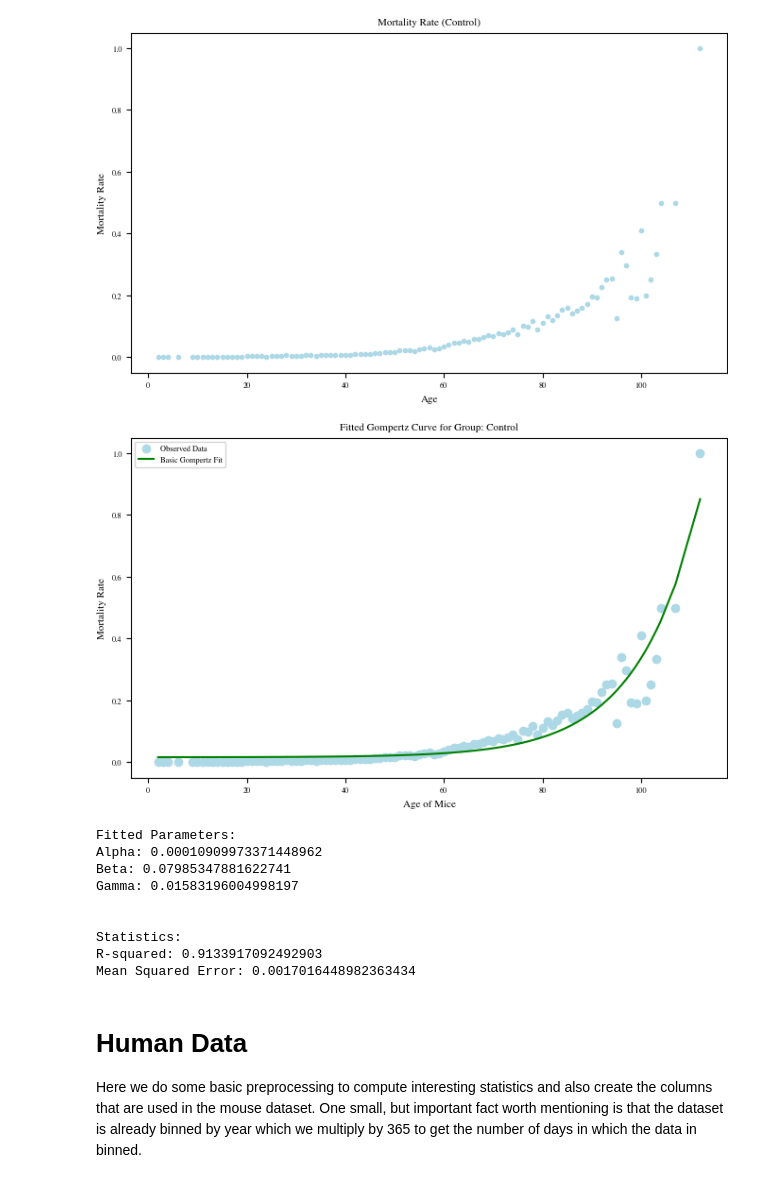
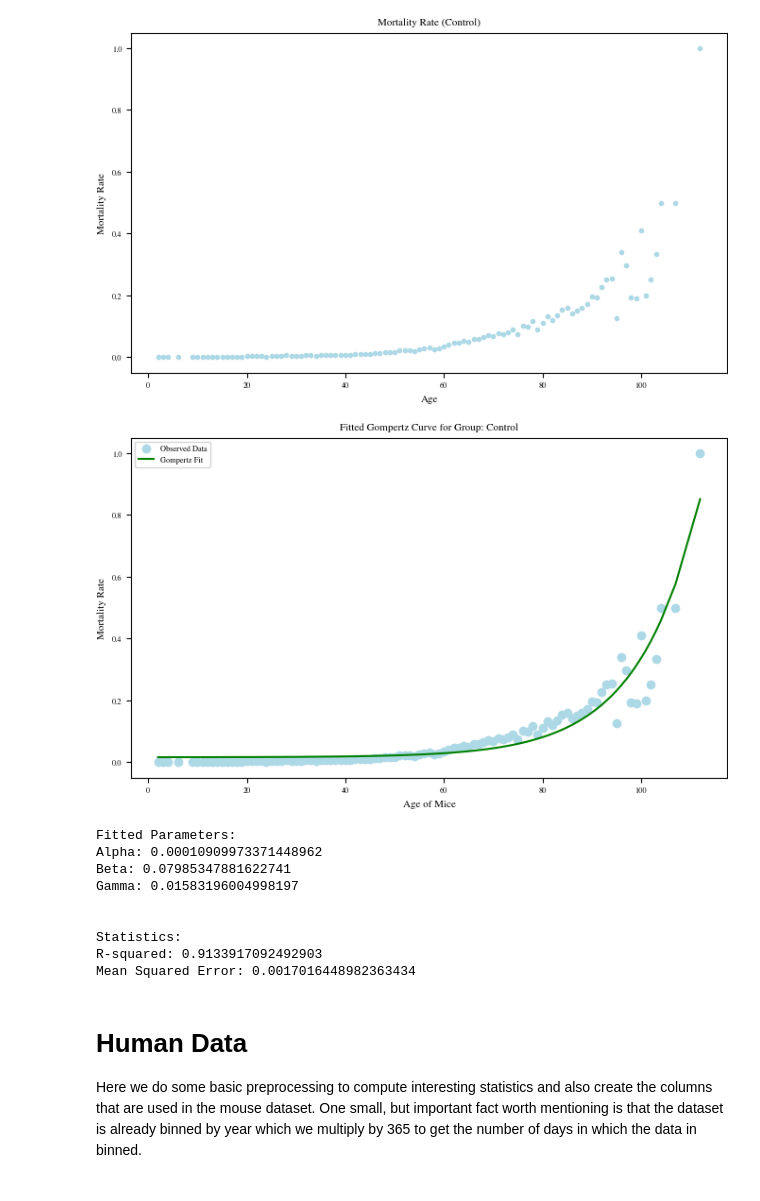
Before and after one commit to shs2017/Data-Literacy, a Jupyter notebook: exp/001_GompertzAssumption.ipynb, the cells around one changed output. Saved outputs shown, nothing was run; the diff lists cells and outputs as text; code cells hidden in the pictures.

```diff
--- a/exp/001_GompertzAssumption.ipynb
+++ b/exp/001_GompertzAssumption.ipynb
@@ -368,42 +368,42 @@ def plot_fitted_gompertz_curve(experiment_sample: ExperimentSample, predicted_mo
     # Plot the results
     if USE_LOG:
         plt.scatter(ages, log_mortality_rate, label='Observed Data', color=COLOR_MAP[0])
-        plt.plot(ages, log_predicted_mortality, label='Basic Gompertz Fit', color=COLOR_MAP[1])
+        plt.plot(ages, log_predicted_mortality, label='Gompertz Fit', color=COLOR_MAP[1])
     else:
         plt.scatter(ages, mortality_rate, label='Observed Data', color=COLOR_MAP[0])
-        plt.plot(ages, predicted_mortality, label='Basic Gompertz Fit', color=COLOR_MAP[1])
+        plt.plot(ages, predicted_mortality, label='Gompertz Fit', color=COLOR_MAP[1])
 
     plt.xlabel('Age of Mice')
     plt.ylabel(f'Mortality Rate')
     plt.legend()
     plt.title(f'Fitted Gompertz Curve for Group: {title}')
     plt.show()
 
 
 for experiment_name, experiment_group in experiment_groups.items():
     initial_parameters = GompertzMakeham(alpha=0.1, beta=0.085, gamma=0.01)
 
     experiment_sample = compute_experiment_sample(experiment_group, mouse_bin_period_in_days)
     parameters, predicted_mortality = fit_gompertz_from_experiment(experiment_sample, initial_parameters)
     plot_fitted_gompertz_curve(experiment_sample, predicted_mortality, experiment_name)
 
     print('Fitted Parameters:')
     print("Alpha:", parameters.alpha)
     print("Beta:", parameters.beta)
     print("Gamma:", parameters.gamma)
 
     print('\n')
 
     mortality_rate = experiment_sample.mortality_rate
     r_squared = r2_score(mortality_rate, predicted_mortality)
     mse = mean_squared_error(mortality_rate, predicted_mortality)
 
     print('Statistics:')
     print(f'R-squared: {r_squared}')
     print(f'Mean Squared Error: {mse}')
     print('\n')
 # %% [output]
-[figure, old version]
+[figure, new version]
 Fitted Parameters:
 Alpha: 0.00010909973371448962
 Beta: 0.07985347881622741
```
Also changed, not shown: parts of 7 cells of this notebook, 1 other file.
